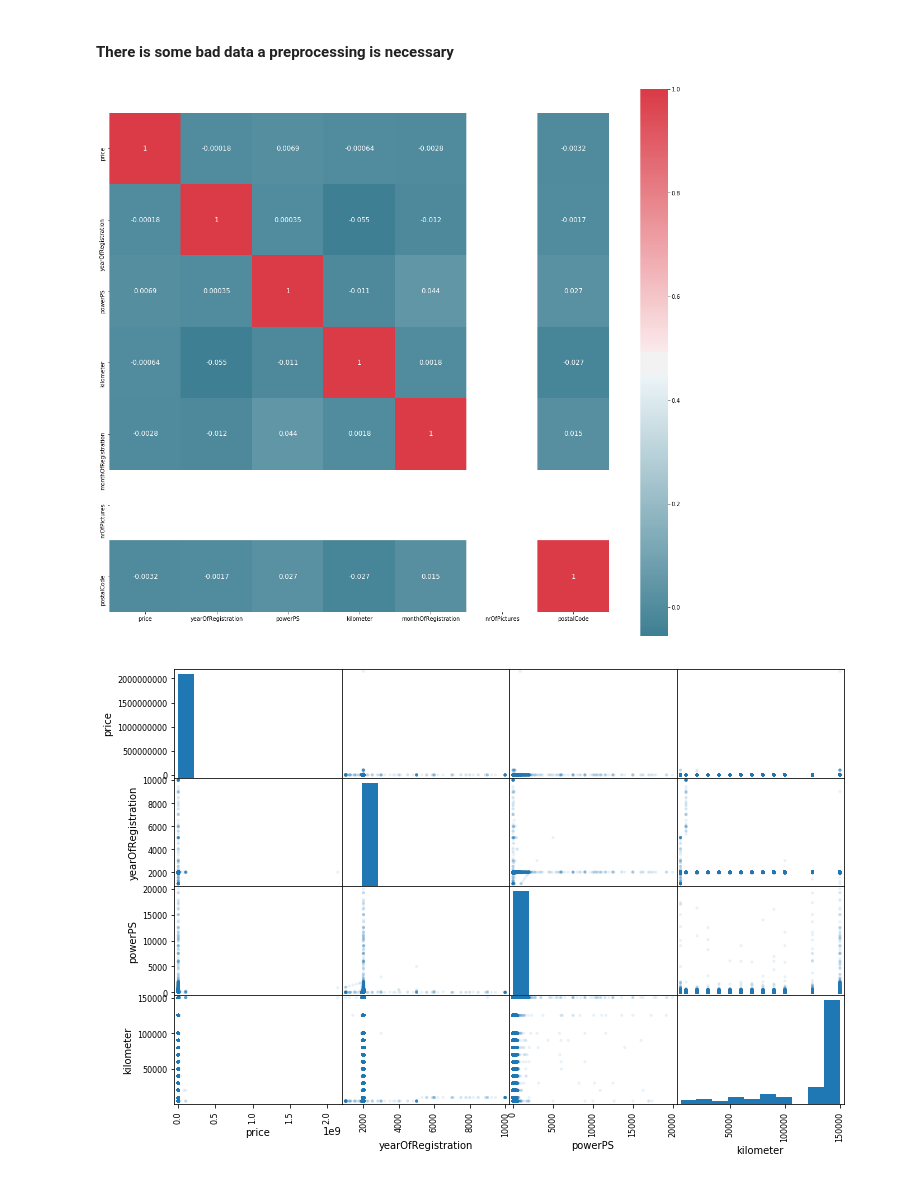
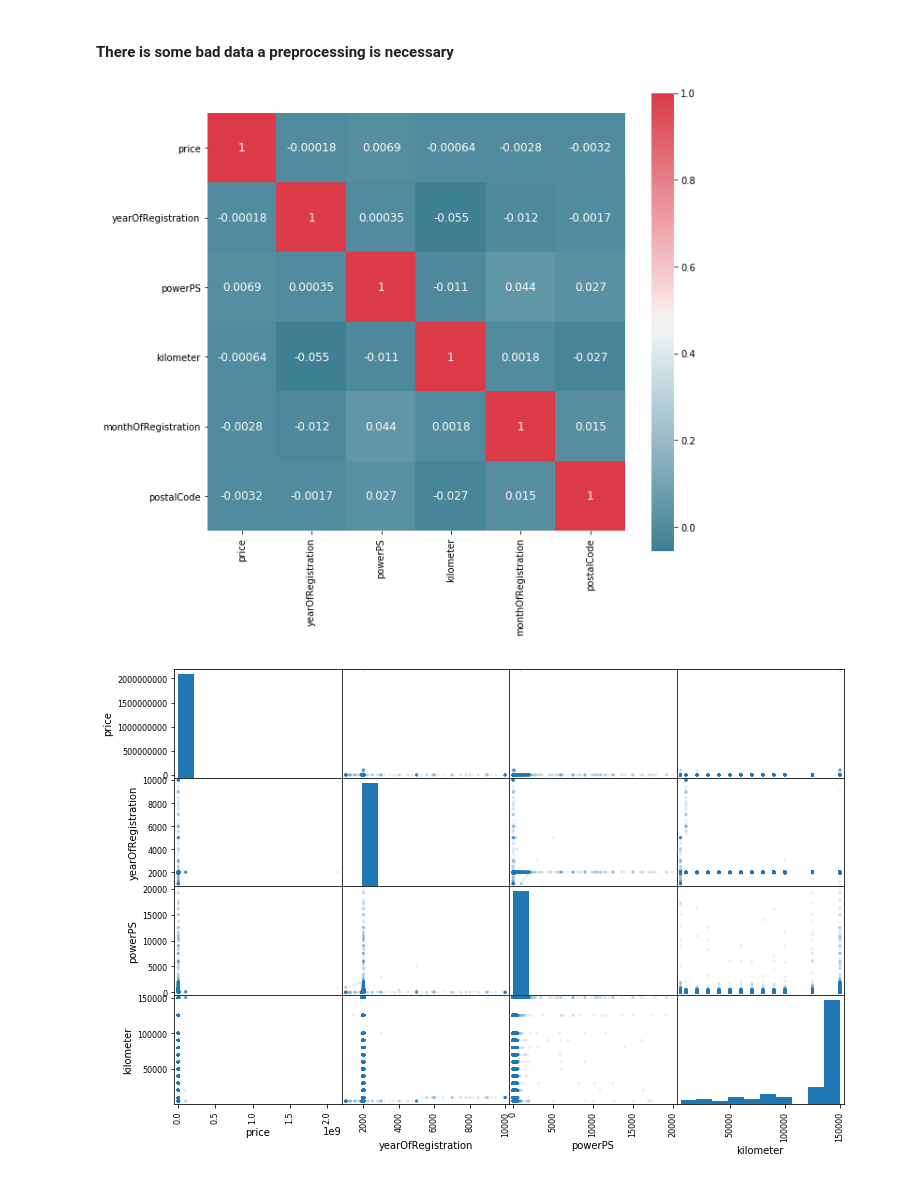
Before and after one commit to koper921/used-car-price, a Jupyter notebook: used_car_starting_kit.ipynb, the cells around one changed output. Cells and saved outputs as stored; diff of their text form; code cells hidden in the pictures.

```diff
--- a/used_car_starting_kit.ipynb
+++ b/used_car_starting_kit.ipynb
@@ -197,10 +197,10 @@ def plot_correlation_map( df ):
         annot = True,
         annot_kws = { 'fontsize' : 12 }
     )
-# %%
-plot_correlation_map( data )
-# %% [output]
-[figure, removed]
+# %%
+plot_correlation_map( data.drop(['nrOfPictures' ], axis=1) , 10)
+# %% [output]
+[figure, added]
 # %%
 num_attributes = ["price", "yearOfRegistration", "powerPS", "kilometer"]
 %matplotlib inline
```
Also changed, not shown: parts of 5 cells of this notebook.
